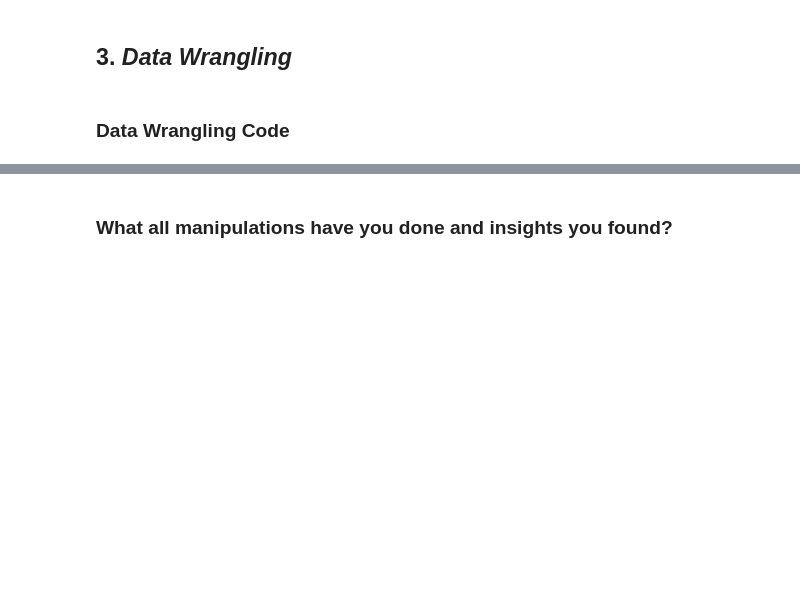
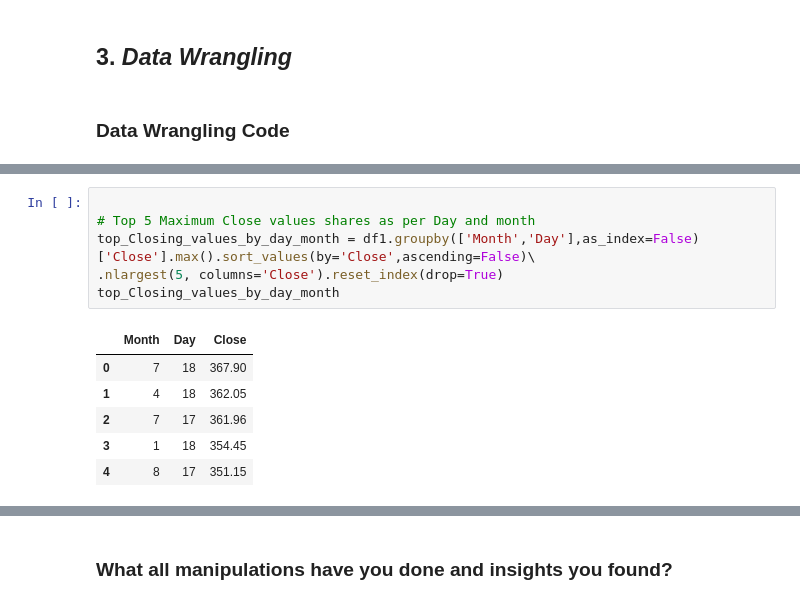
Before and after one commit to Rohankukwas/Yes-Bank-Stock-Closing-Price-Prediction, a Jupyter notebook: ML_Yes_Bank_Stock_Closing_Price_Prediction_ML_Submission.ipynb, the cells around one changed output, grey strips where cells are left out. Saved outputs shown, nothing was run; the diff lists cells and outputs as text; blank space fills up the shorter version.

```diff
--- a/ML_Yes_Bank_Stock_Closing_Price_Prediction_ML_Submission.ipynb
+++ b/ML_Yes_Bank_Stock_Closing_Price_Prediction_ML_Submission.ipynb
@@ -229,0 +250,13 @@ df1.head()
+# %%
+
+# Top 5 Maximum Close values shares as per Day and month
+top_Closing_values_by_day_month = df1.groupby(['Month','Day'],as_index=False)['Close'].max().sort_values(by='Close',ascending=False)\
+.nlargest(5, columns='Close').reset_index(drop=True)
+top_Closing_values_by_day_month
+# %% [output]
+|  | Month | Day | Close |
+| 0 | 7 | 18 | 367.90 |
+| 1 | 4 | 18 | 362.05 |
+| 2 | 7 | 17 | 361.96 |
+| 3 | 1 | 18 | 354.45 |
+| 4 | 8 | 17 | 351.15 |
```
Also changed, not shown: parts of 9 cells of this notebook.
